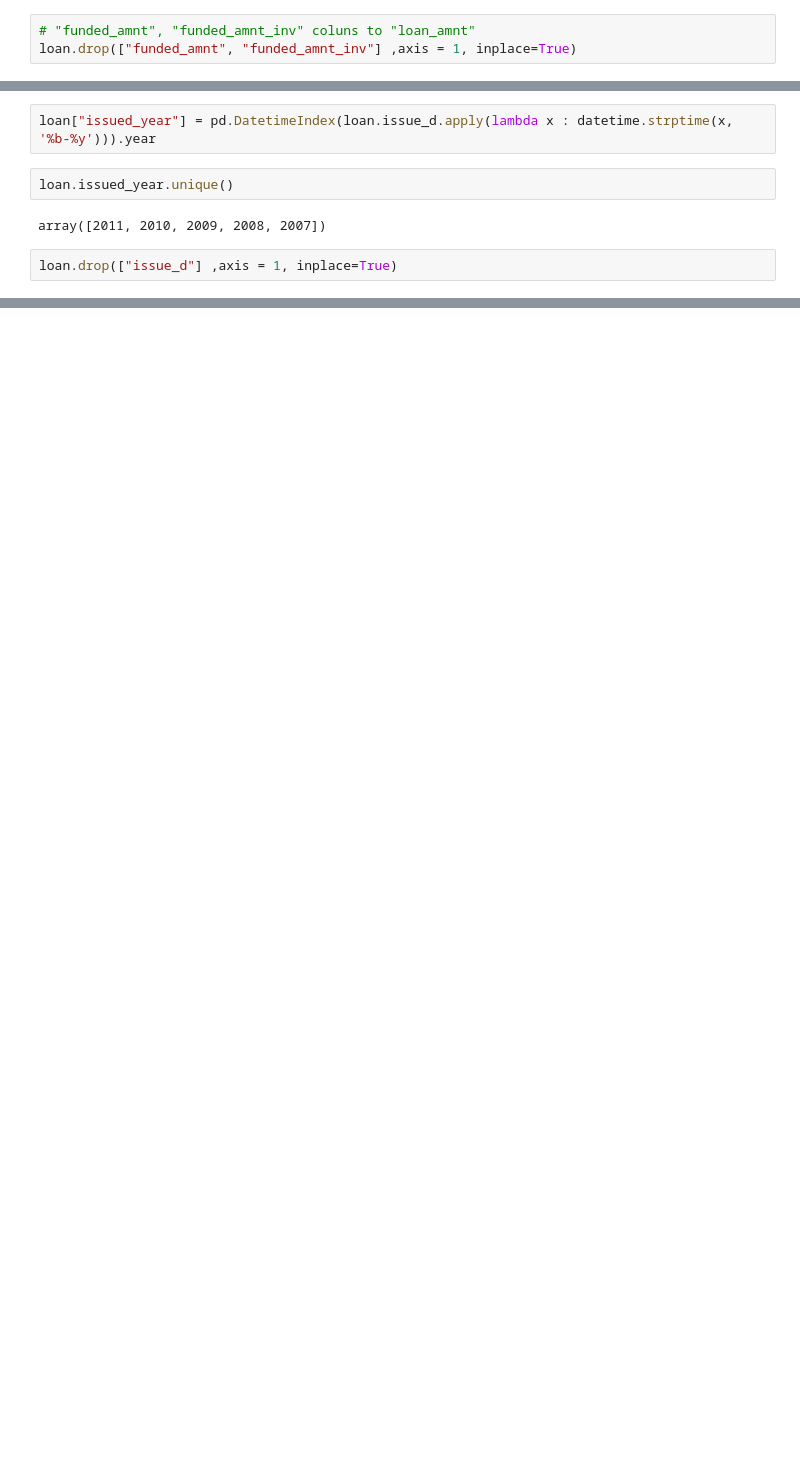
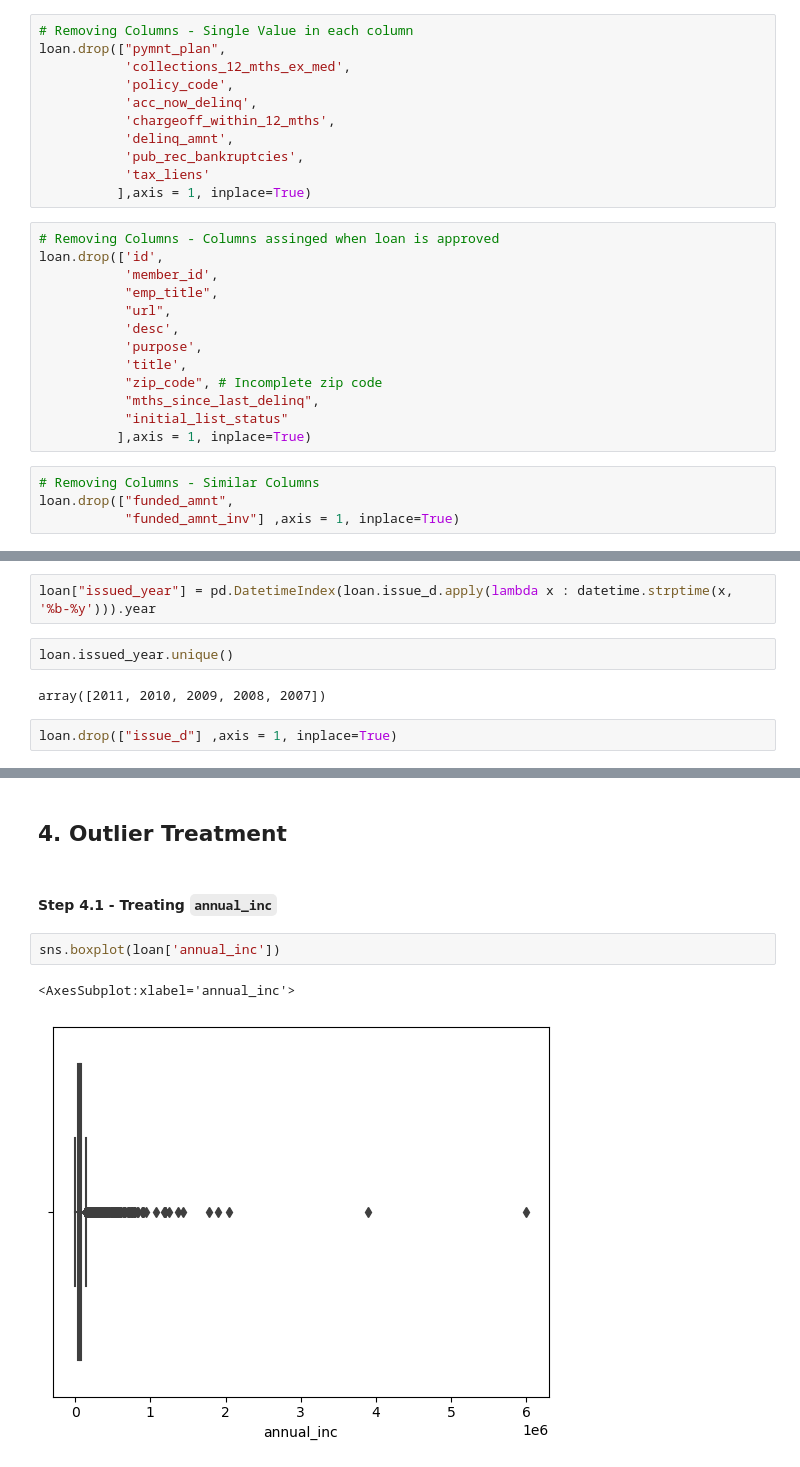
Before and after one commit to sudha1117/lending-club-case-study, a Jupyter notebook: Naman_Fatehpuria.ipynb, the cells around one changed output, grey strips where cells are left out. Drawn from its saved outputs; the diff is of its cells as text; blank space fills up the shorter version.

```diff
--- a/Naman_Fatehpuria.ipynb
+++ b/Naman_Fatehpuria.ipynb
@@ -143,7 +155,32 @@ Index(['loan_amnt', 'funded_amnt', 'funded_amnt_inv', 'term', 'int_rate',
       dtype='object')
+# %%
+# Removing Columns - Single Value in each column
+loan.drop(["pymnt_plan",
+           'collections_12_mths_ex_med',
+           'policy_code',
+           'acc_now_delinq',
+           'chargeoff_within_12_mths',
+           'delinq_amnt',
+           'pub_rec_bankruptcies',
+           'tax_liens'
+          ],axis = 1, inplace=True)
+# %%
+# Removing Columns - Columns assinged when loan is approved
+loan.drop(['id',
+           'member_id',
+           "emp_title",
+           "url",
+           'desc',
+           'purpose',
+           'title',
+           "zip_code", # Incomplete zip code
+           "mths_since_last_delinq",
+           "initial_list_status"
+          ],axis = 1, inplace=True)
 # %%
-# "funded_amnt", "funded_amnt_inv" coluns to "loan_amnt"
-loan.drop(["funded_amnt", "funded_amnt_inv"] ,axis = 1, inplace=True)
+# Removing Columns - Similar Columns
+loan.drop(["funded_amnt",
+           "funded_amnt_inv"] ,axis = 1, inplace=True)
 # %%
 loan.shape
 # %% [output]
@@ -262,0 +316,9 @@ Index(['loan_amnt', 'term', 'int_rate', 'installment', 'emp_length',
+# %% [markdown]
+## 4. Outlier Treatment
+# %% [markdown]
+#### Step 4.1 - Treating `annual_inc`
+# %%
+sns.boxplot(loan['annual_inc'])
+# %% [output]
+<AxesSubplot:xlabel='annual_inc'>
+[figure, added]
```
Also changed, not shown: parts of 56 cells of this notebook.
